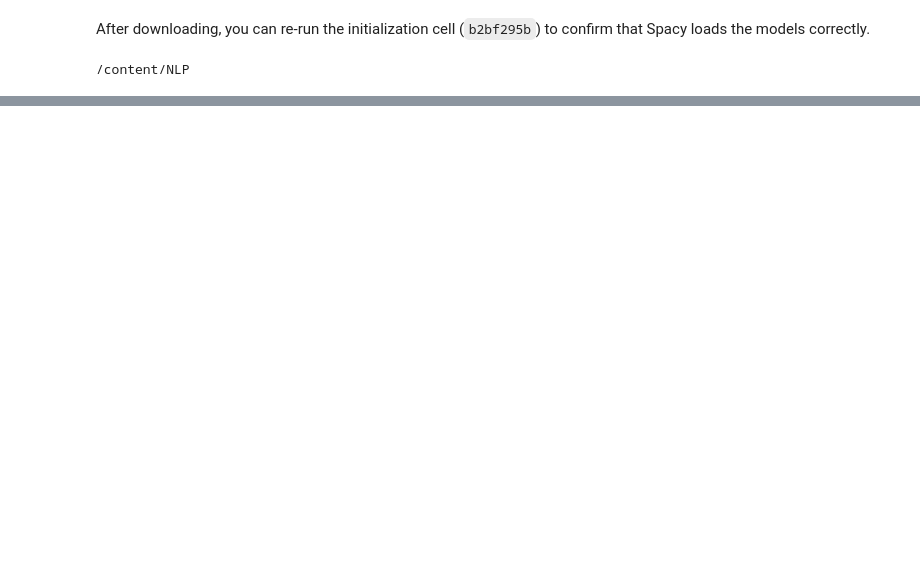
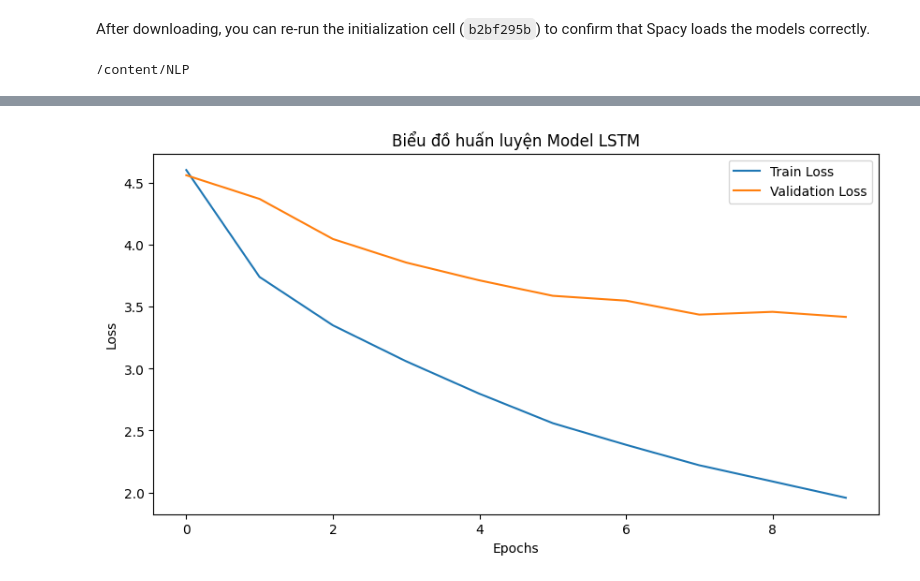
Before and after one commit to NgThanhNhanf/NLP, a Jupyter notebook: main.ipynb, the cells around one changed output, grey strips where cells are left out. Drawn from its saved outputs; the diff is of its cells as text; code cells hidden in the pictures; blank space fills up the shorter version.

Commit message:
first train

```diff
--- a/main.ipynb
+++ b/main.ipynb
@@ -106,0 +221,32 @@ Thiết bị đang sử dụng: cuda
+# %%
+N_EPOCHS = 10 # Train 10 vòng
+CLIP = 1
+
+best_valid_loss = float('inf')
+train_losses = []
+valid_losses = []
+
+print(f"Bắt đầu huấn luyện trên {device}...")
+
+for epoch in range(N_EPOCHS):
+    start_time = time.time()
+
+    train_loss = train(model, train_iterator, optimizer, criterion, CLIP)
+    valid_loss = evaluate(model, valid_iterator, criterion)
+
+    end_time = time.time()
+    epoch_mins, epoch_secs = epoch_time(start_time, end_time)
+
+    # Lưu lịch sử để vẽ biểu đồ
+    train_losses.append(train_loss)
+    valid_losses.append(valid_loss)
+
+    # --- LƯU CHECKPOINT ---
+    if valid_loss < best_valid_loss:
+        best_valid_loss = valid_loss
+        torch.save(model.state_dict(), 'best_model.pth')
+        print(f'\t--> Kỷ lục mới! Đã lưu model (Val Loss: {valid_loss:.3f})')
+
+    print(f'Epoch: {epoch+1:02} | Time: {epoch_mins}m {epoch_secs}s')
+    print(f'\tTrain Loss: {train_loss:.3f} | Train PPL: {math.exp(train_loss):7.3f}')
+    print(f'\t Val. Loss: {valid_loss:.3f} |  Val. PPL: {math.exp(valid_loss):7.3f}')
@@ -106,0 +271,13 @@ Thiết bị đang sử dụng: cuda
+# %%
+# Vẽ biểu đồ Loss
+plt.figure(figsize=(10, 5))
+plt.plot(train_losses, label='Train Loss')
+plt.plot(valid_losses, label='Validation Loss')
+plt.xlabel('Epochs')
+plt.ylabel('Loss')
+plt.legend()
+plt.title('Biểu đồ huấn luyện Model LSTM')
+plt.savefig('loss_chart.png') # Lưu ảnh
+plt.show()
+# %% [output]
+[figure, added]
```
Also changed, not shown: parts of 10 cells of this notebook.
